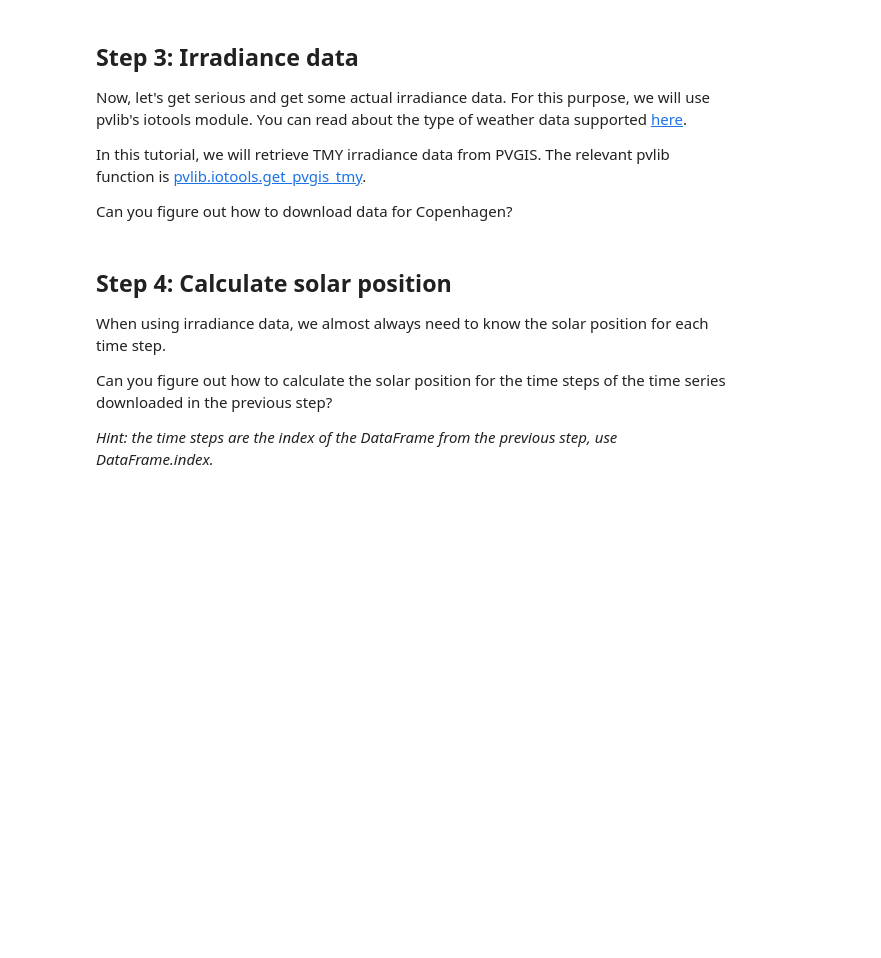
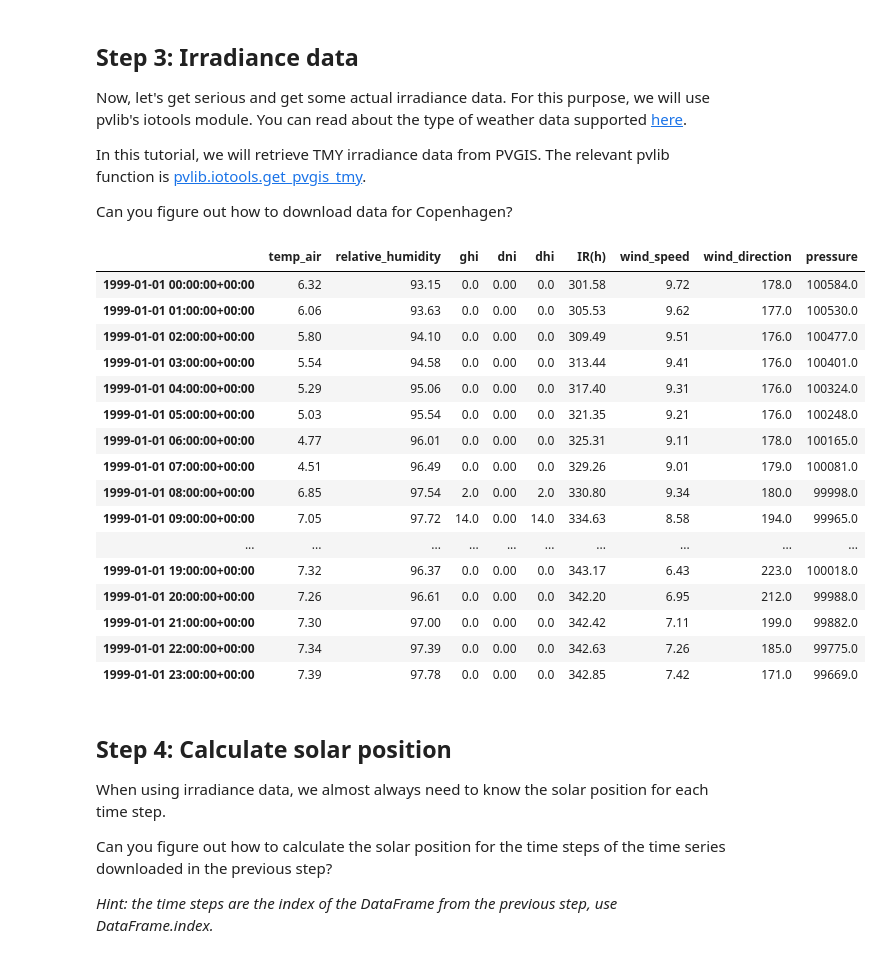
Before and after one commit to AdamRJensen/pvt-exercise, a Jupyter notebook: pvt-systems.ipynb, the cells around one changed output. Saved outputs shown, nothing was run; the diff lists cells and outputs as text; code cells hidden in the pictures; blank space fills up the shorter version.

```diff
--- a/pvt-systems.ipynb
+++ b/pvt-systems.ipynb
@@ -42,3 +43,37 @@ Can you figure out how to download data for Copenhagen?
+# %%
+# Write your code here to retrieve irradiance data
+
+data, months, inputs, meta = pvlib.iotools.get_pvgis_tmy(
+    latitude=cph.latitude,
+    longitude=cph.longitude,
+    startyear=2005,
+    endyear=2015
+)
+
+# set the year for all timestamps to be the same
+# this makes nice plots instead of showing the actual
+# year from when the months were selected
+data.index = [i.replace(year=1999) for i in data.index]
+
+data.head(24)
+# %% [output]
+|  | temp_air | relative_humidity | ghi | dni | dhi | IR(h) | wind_speed | wind_direction | pressure |
+| 1999-01-01 00:00:00+00:00 | 6.32 | 93.15 | 0.0 | 0.00 | 0.0 | 301.58 | 9.72 | 178.0 | 100584.0 |
+| 1999-01-01 01:00:00+00:00 | 6.06 | 93.63 | 0.0 | 0.00 | 0.0 | 305.53 | 9.62 | 177.0 | 100530.0 |
+| 1999-01-01 02:00:00+00:00 | 5.80 | 94.10 | 0.0 | 0.00 | 0.0 | 309.49 | 9.51 | 176.0 | 100477.0 |
+| 1999-01-01 03:00:00+00:00 | 5.54 | 94.58 | 0.0 | 0.00 | 0.0 | 313.44 | 9.41 | 176.0 | 100401.0 |
+| 1999-01-01 04:00:00+00:00 | 5.29 | 95.06 | 0.0 | 0.00 | 0.0 | 317.40 | 9.31 | 176.0 | 100324.0 |
+| 1999-01-01 05:00:00+00:00 | 5.03 | 95.54 | 0.0 | 0.00 | 0.0 | 321.35 | 9.21 | 176.0 | 100248.0 |
+| 1999-01-01 06:00:00+00:00 | 4.77 | 96.01 | 0.0 | 0.00 | 0.0 | 325.31 | 9.11 | 178.0 | 100165.0 |
+| 1999-01-01 07:00:00+00:00 | 4.51 | 96.49 | 0.0 | 0.00 | 0.0 | 329.26 | 9.01 | 179.0 | 100081.0 |
+| 1999-01-01 08:00:00+00:00 | 6.85 | 97.54 | 2.0 | 0.00 | 2.0 | 330.80 | 9.34 | 180.0 | 99998.0 |
+| 1999-01-01 09:00:00+00:00 | 7.05 | 97.72 | 14.0 | 0.00 | 14.0 | 334.63 | 8.58 | 194.0 | 99965.0 |
+| ... | ... | ... | ... | ... | ... | ... | ... | ... | ... |
+| 1999-01-01 19:00:00+00:00 | 7.32 | 96.37 | 0.0 | 0.00 | 0.0 | 343.17 | 6.43 | 223.0 | 100018.0 |
+| 1999-01-01 20:00:00+00:00 | 7.26 | 96.61 | 0.0 | 0.00 | 0.0 | 342.20 | 6.95 | 212.0 | 99988.0 |
+| 1999-01-01 21:00:00+00:00 | 7.30 | 97.00 | 0.0 | 0.00 | 0.0 | 342.42 | 7.11 | 199.0 | 99882.0 |
+| 1999-01-01 22:00:00+00:00 | 7.34 | 97.39 | 0.0 | 0.00 | 0.0 | 342.63 | 7.26 | 185.0 | 99775.0 |
+| 1999-01-01 23:00:00+00:00 | 7.39 | 97.78 | 0.0 | 0.00 | 0.0 | 342.85 | 7.42 | 171.0 | 99669.0 |
 # %% [markdown]
 ## Step 4: Calculate solar position
 
```
Also changed, not shown: parts of 14 cells of this notebook.
